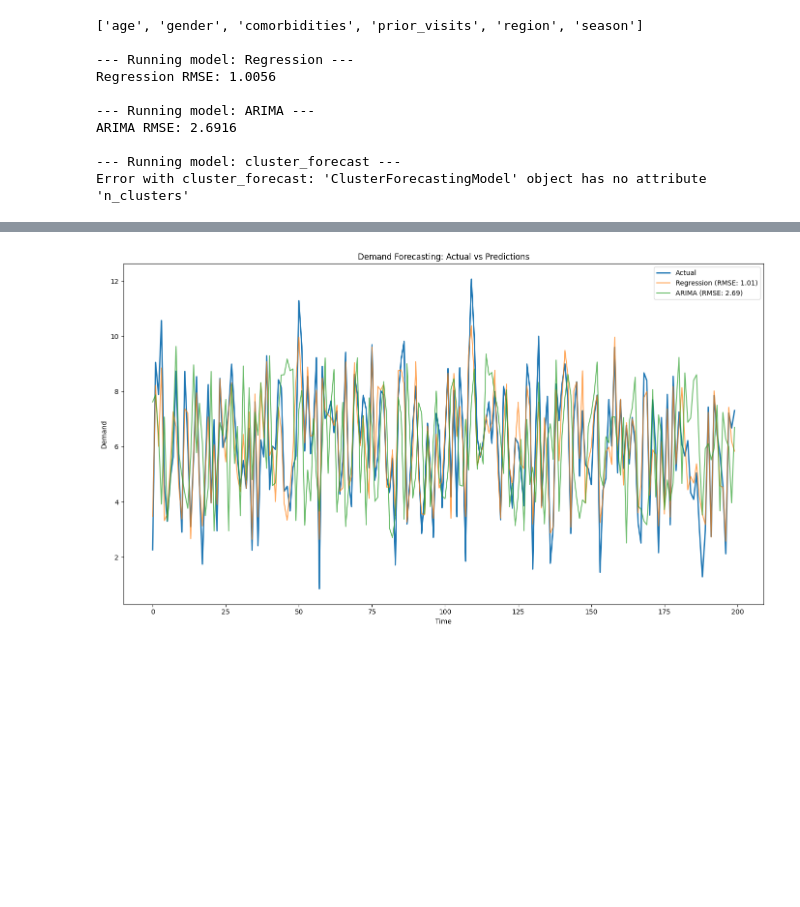
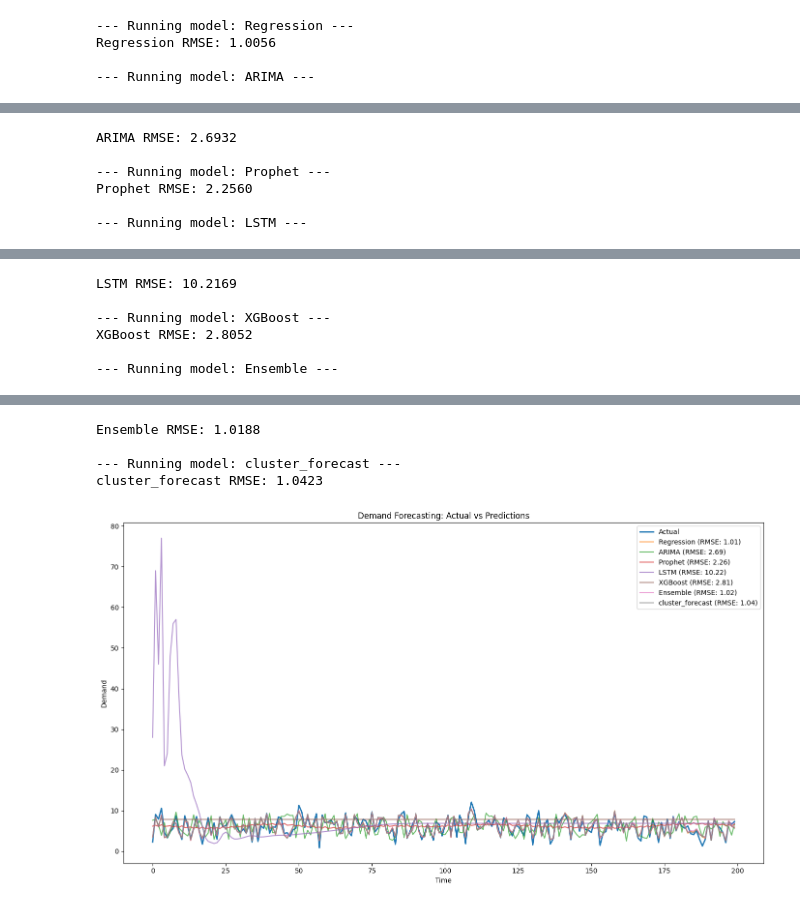
Before and after one commit to zhaleh-rahimi/e2e-cluster-forecast, a Jupyter notebook: exploration/demo_forecasting.ipynb, the cells around one changed output, grey strips where cells are left out. Cells and saved outputs as stored; diff of their text form; code cells hidden in the pictures; blank space fills up the shorter version.

```diff
--- a/exploration/demo_forecasting.ipynb
+++ b/exploration/demo_forecasting.ipynb
@@ -1,19 +1,7 @@
 # %%
 import os
 import sys
-import numpy as np
-import pandas as pd
 import matplotlib.pyplot as plt
-
-# Add project root to sys.path if running from subfolders
-if "__file__" in globals():
-    sys.path.append(os.path.abspath(os.path.join(os.path.dirname(__file__), '..')))
-else:
-    # Fallback for Jupyter Notebook
-    project_root = os.path.abspath(os.path.join(os.getcwd(), '..'))
-    sys.path.append(project_root)
-
-# Import modules
 from data.data_generator import DataGenerator
 from data.google_cluster_data import GoogleClusterData
 from clustering.cluster_model import ClusterModel
@@ -25,7 +13,16 @@ from forecasting.xgboost_model import XGBoostModel
 from forecasting.ensemble_model import EnsembleModel
 from forecasting.cluster_forecasting_model import ClusterForecastingModel
 from utils.utils import calculate_rmse
+import warnings
+warnings.filterwarnings('ignore')
 
+# Add project root to sys.path if running from subfolders
+if "__file__" in globals():
+    sys.path.append(os.path.abspath(os.path.join(os.path.dirname(__file__), '..')))
+else:
+    # Fallback for Jupyter Notebook
+    project_root = os.path.abspath(os.path.join(os.getcwd(), '..'))
+    sys.path.append(project_root)
 # ------------------------------
 # Load data
 # ------------------------------
@@ -38,7 +35,6 @@ else:
 
 data.rename(columns={'y': 'demand'}, inplace=True)
 features = [col for col in data.columns if col != 'demand']
-print(features)
 
 # ------------------------------
 # Train/Test split
@@ -51,7 +47,7 @@ test = data.iloc[train_size:].reset_index(drop=True)
 # Clustering step
 # ------------------------------
 
-cluster_model = ClusterModel(n_clusters=4)
+cluster_model = ClusterModel(n_clusters=5)
 
 
 
@@ -61,14 +57,14 @@ cluster_model = ClusterModel(n_clusters=4)
 models = {
     "Regression": RegressionModel(),
     "ARIMA": ARIMAModel(),
-    # "Prophet": ProphetModel(),
-    # "LSTM": LSTMModel(epochs=5),
-    # "XGBoost": XGBoostModel(),
-    # "Ensemble": EnsembleModel([
-    #     RegressionModel(), XGBoostModel(), ARIMAModel()
-    # ]),
+    "Prophet": ProphetModel(),
+    "LSTM": LSTMModel(epochs=5),
+    "XGBoost": XGBoostModel(),
+    "Ensemble": EnsembleModel([
+        RegressionModel(), ProphetModel()
+    ]),
     'cluster_forecast': ClusterForecastingModel(cluster_model,
-                                                base_model_cls= RegressionModel()
+                                                base_model_cls= RegressionModel(), n_clusters=5
                                                 )
 }
 
@@ -104,13 +100,7 @@ plt.ylabel("Demand")
 plt.tight_layout()
 plt.show()
 # %% [output]
-['age', 'gender', 'comorbidities', 'prior_visits', 'region', 'season']
-
 --- Running model: Regression ---
 Regression RMSE: 1.0056
 
 --- Running model: ARIMA ---
-ARIMA RMSE: 2.6916
-
---- Running model: cluster_forecast ---
-Error with cluster_forecast: 'ClusterForecastingModel' object has no attribute 'n_clusters'
@@ -116,0 +109,6 @@ Error with cluster_forecast: 'ClusterForecastingModel' object has no attribute '
+ARIMA RMSE: 2.6932
+
+--- Running model: Prophet ---
+Prophet RMSE: 2.2560
+
+--- Running model: LSTM ---
@@ -116,0 +116,6 @@ Error with cluster_forecast: 'ClusterForecastingModel' object has no attribute '
+LSTM RMSE: 10.2169
+
+--- Running model: XGBoost ---
+XGBoost RMSE: 2.8052
+
+--- Running model: Ensemble ---
@@ -117 +123,5 @@ Error with cluster_forecast: 'ClusterForecastingModel' object has no attribute '
+Ensemble RMSE: 1.0188
+
+--- Running model: cluster_forecast ---
+cluster_forecast RMSE: 1.0423
-[figure, old version]
+[figure, new version]
```
Also changed, not shown: parts of 1 cell of this notebook.
